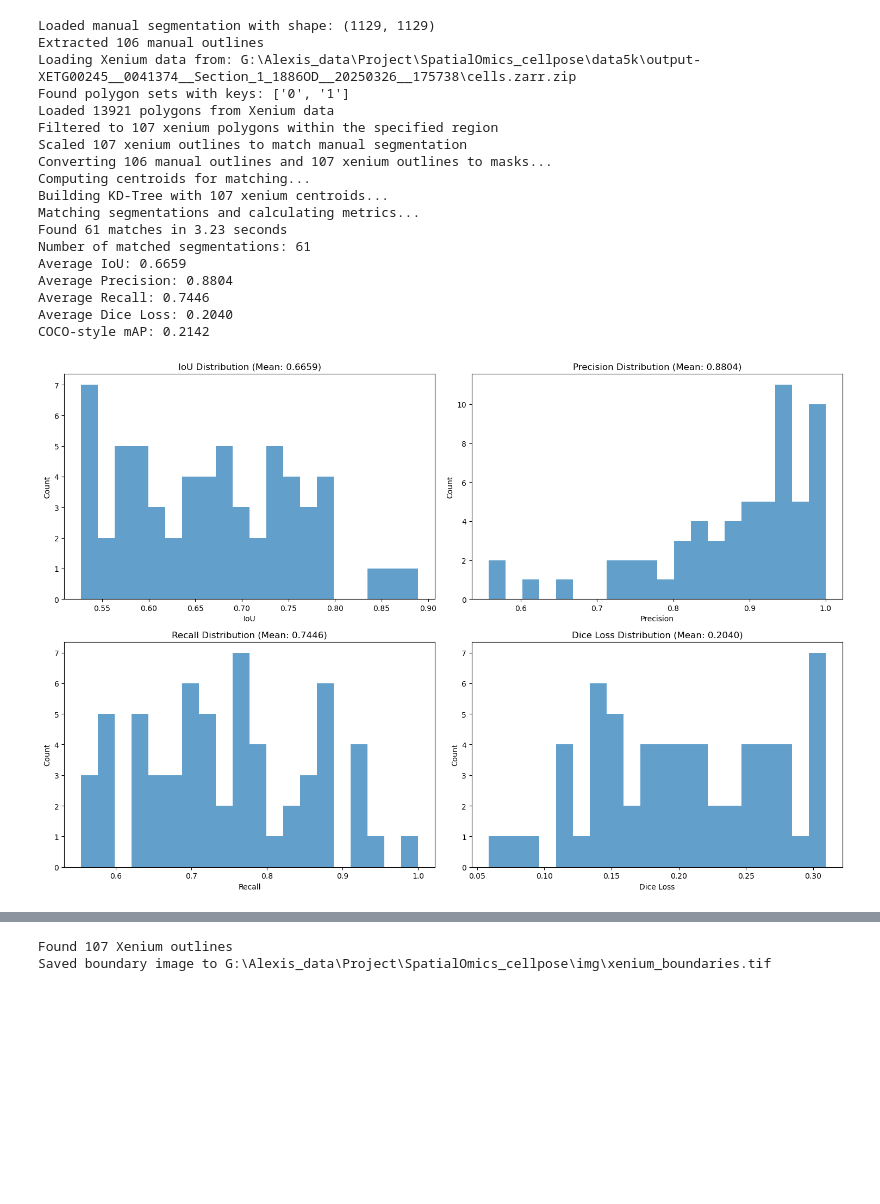
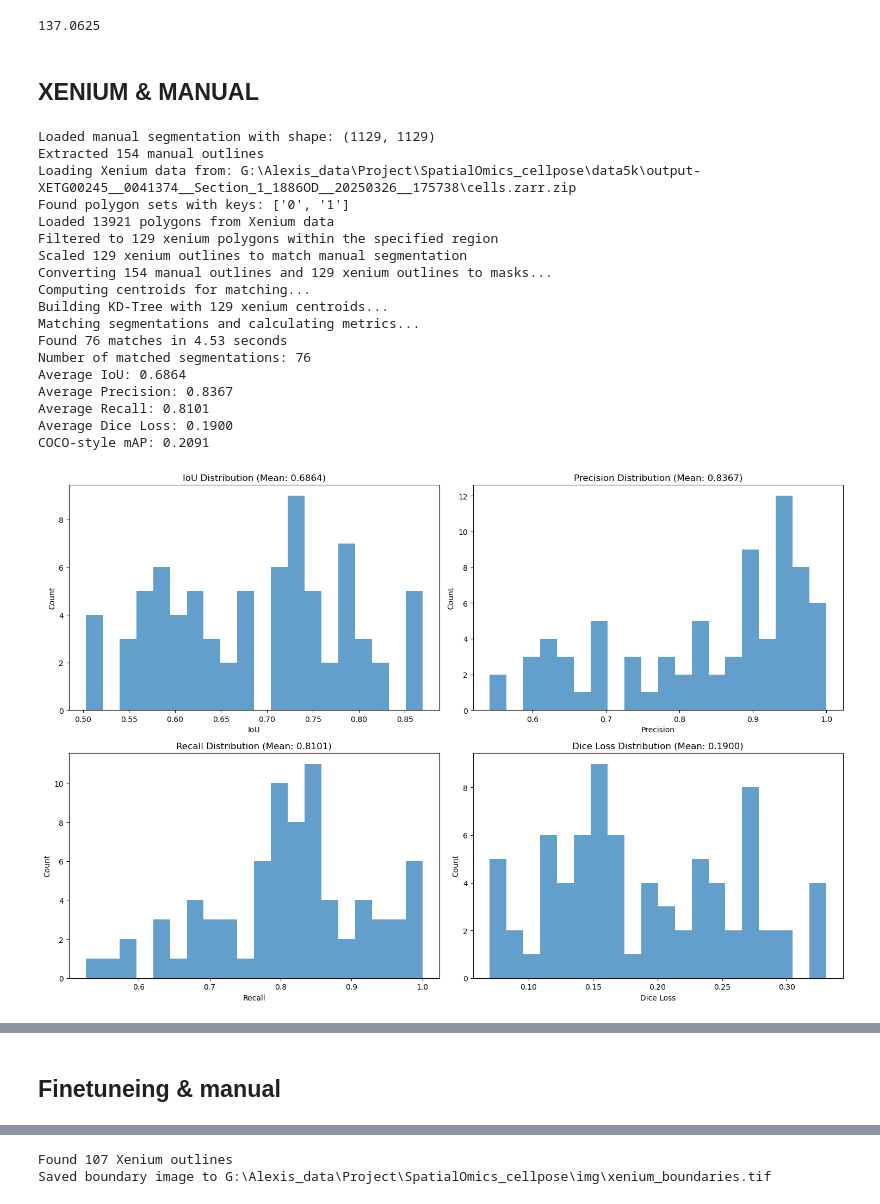
Before and after one commit to xiwang3236/SpatialOmics_cellpose, a Jupyter notebook: utils/comparision_matrix.ipynb, the cells around one changed output, grey strips where cells are left out. Saved outputs shown, nothing was run; the diff lists cells and outputs as text; code cells hidden in the pictures; blank space fills up the shorter version.

```diff
--- a/utils/comparision_matrix.ipynb
+++ b/utils/comparision_matrix.ipynb
@@ -1,3 +1,9 @@
+# %%
+645*0.2125
+# %% [output]
+137.0625
+# %% [markdown]
+## XENIUM & MANUAL
 # %%
 """
 Segmentation Comparison Script
@@ -190,7 +196,7 @@ def match_segmentations(manual_outlines, xenium_outlines, image_shape):
 
 def main():
     # 1. Load manual segmentation
-    manual_data_path = r"G:/Alexis_data/ST/Calculation_5k/Manual_cropped_square_com_6_seg.npy"
+    manual_data_path = r"G:/Alexis_data/ST/Calculation_5k/Manual_cropped_square_com_28_seg.npy"
     manual_data = np.load(manual_data_path, allow_pickle=True)
     manual_masks = manual_data.item()['masks'] if isinstance(manual_data.item(), dict) else manual_data
 
@@ -202,10 +208,22 @@ def main():
 
     # 2. Load xenium segmentation using zarr format
     # Define the crop region parameters
-    start_x = 644.5124999999999
-    start_y = 736.9499999999999
+    # TODO: 6
+    # start_x = 644.5124999999999
+    # start_y = 736.9499999999999
+
+    # TODO: 21
+    # start_x = 2044.25
+    # start_y = 137.0625
+
+    # TODO: 28
+    start_x = 12443*0.2125
+    start_y = 2527*0.2125
+
     x_min, x_max = start_x, start_x + 200
     y_min, y_max = start_y, start_y + 200
+
+
 
     # Path to the zarr file containing polygon sets
     xenium_path = r"G:\Alexis_data\Project\SpatialOmics_cellpose\data5k\output-XETG00245__0041374__Section_1_1886OD__20250326__175738\cells.zarr.zip"
@@ -392,43 +410,43 @@ def main():
     plt.hist(recalls, bins=20, alpha=0.7)
     plt.title(f'Recall Distribution (Mean: {np.mean(recalls):.4f})')
     plt.xlabel('Recall')
     plt.ylabel('Count')
 
     plt.subplot(2, 2, 4)
     plt.hist(dice_losses, bins=20, alpha=0.7)
     plt.title(f'Dice Loss Distribution (Mean: {np.mean(dice_losses):.4f})')
     plt.xlabel('Dice Loss')
     plt.ylabel('Count')
 
     plt.tight_layout()
     plt.savefig('segmentation_metrics_histograms.png', dpi=300)
 
     # Save the first plot
     plt.figure(1)
     plt.savefig('segmentation_comparison.png', dpi=300)
 
     # Show all plots
     plt.show()
 
 if __name__ == "__main__":
     main()
 # %% [output]
 Loaded manual segmentation with shape: (1129, 1129)
-Extracted 106 manual outlines
+Extracted 154 manual outlines
 Loading Xenium data from: G:\Alexis_data\Project\SpatialOmics_cellpose\data5k\output-XETG00245__0041374__Section_1_1886OD__20250326__175738\cells.zarr.zip
 Found polygon sets with keys: ['0', '1']
 Loaded 13921 polygons from Xenium data
-Filtered to 107 xenium polygons within the specified region
-Scaled 107 xenium outlines to match manual segmentation
-Converting 106 manual outlines and 107 xenium outlines to masks...
+Filtered to 129 xenium polygons within the specified region
+Scaled 129 xenium outlines to match manual segmentation
+Converting 154 manual outlines and 129 xenium outlines to masks...
 Computing centroids for matching...
-Building KD-Tree with 107 xenium centroids...
+Building KD-Tree with 129 xenium centroids...
 Matching segmentations and calculating metrics...
-Found 61 matches in 3.23 seconds
-Number of matched segmentations: 61
-Average IoU: 0.6659
-Average Precision: 0.8804
-Average Recall: 0.7446
-Average Dice Loss: 0.2040
-COCO-style mAP: 0.2142
+Found 76 matches in 4.53 seconds
+Number of matched segmentations: 76
+Average IoU: 0.6864
+Average Precision: 0.8367
+Average Recall: 0.8101
+Average Dice Loss: 0.1900
+COCO-style mAP: 0.2091
-[figure, old version]
+[figure, new version]
@@ -435,0 +454,2 @@ COCO-style mAP: 0.2142
+# %% [markdown]
+## Finetuneing & manual
```
Also changed, not shown: parts of 6 cells of this notebook, 2 other files.
